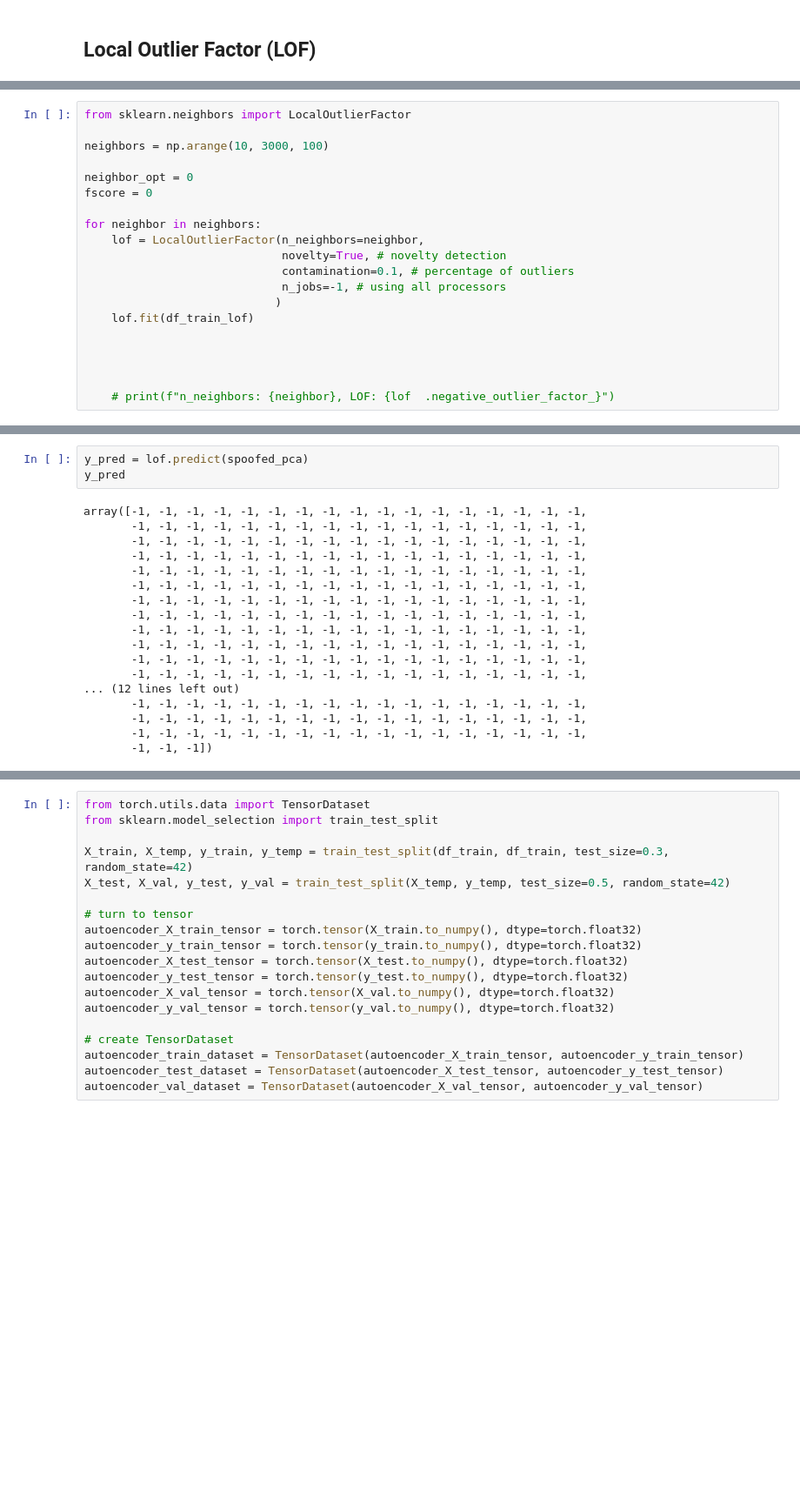
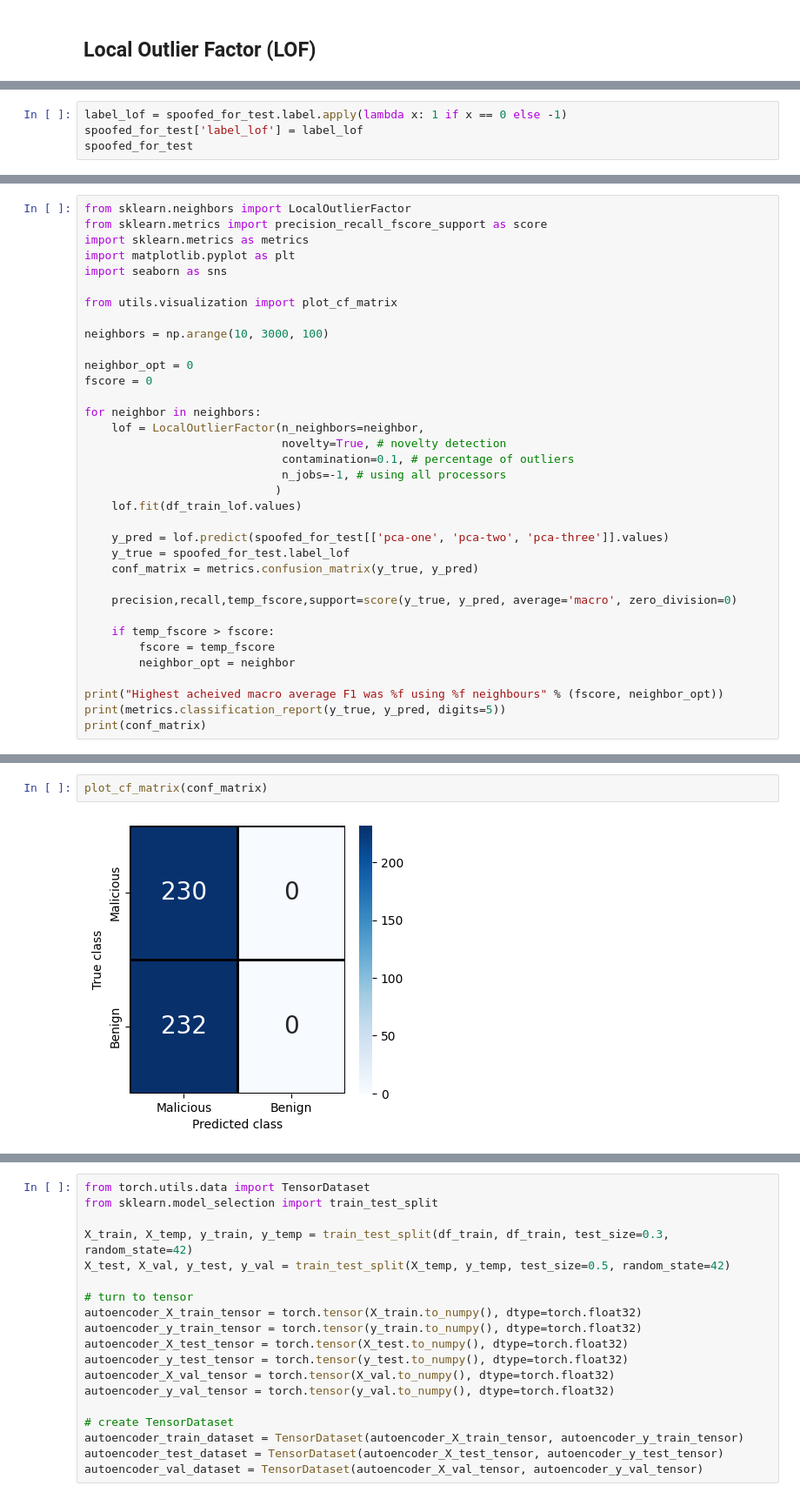
Before and after one commit to gitkeniwo/gps-spoofing-detection, a Jupyter notebook: notebooks/whelan.ipynb, the cells around one changed output, grey strips where cells are left out. Shown: that part at 87% size. Cells and saved outputs as stored; diff of their text form; blank space fills up the shorter version.

```diff
--- a/notebooks/whelan.ipynb
+++ b/notebooks/whelan.ipynb
@@ -249,0 +303,4 @@ df_train_lof = df_train[['pca-one', 'pca-two', 'pca-three']]
+# %%
+label_lof = spoofed_for_test.label.apply(lambda x: 1 if x == 0 else -1)
+spoofed_for_test['label_lof'] = label_lof
+spoofed_for_test
@@ -250,5 +321,11 @@ df_train_lof = df_train[['pca-one', 'pca-two', 'pca-three']]
 # %%
 from sklearn.neighbors import LocalOutlierFactor
+from sklearn.metrics import precision_recall_fscore_support as score
+import sklearn.metrics as metrics
+import matplotlib.pyplot as plt
+import seaborn as sns
+
+from utils.visualization import plot_cf_matrix
 
 neighbors = np.arange(10, 3000, 100)
 
@@ -261,9 +338,18 @@ for neighbor in neighbors:
                              contamination=0.1, # percentage of outliers
                              n_jobs=-1, # using all processors
                             )
-    lof.fit(df_train_lof)
+    lof.fit(df_train_lof.values)
 
+    y_pred = lof.predict(spoofed_for_test[['pca-one', 'pca-two', 'pca-three']].values)
+    y_true = spoofed_for_test.label_lof
+    conf_matrix = metrics.confusion_matrix(y_true, y_pred)
 
+    precision,recall,temp_fscore,support=score(y_true, y_pred, average='macro', zero_division=0)
 
+    if temp_fscore > fscore:
+        fscore = temp_fscore
+        neighbor_opt = neighbor
 
-    # print(f"n_neighbors: {neighbor}, LOF: {lof  .negative_outlier_factor_}")
+print("Highest acheived macro average F1 was %f using %f neighbours" % (fscore, neighbor_opt))
+print(metrics.classification_report(y_true, y_pred, digits=5))
+print(conf_matrix)
@@ -284,22 +376,5 @@ array([1, 1, 1, 1, 1])
-# %%
-y_pred = lof.predict(spoofed_pca)
-y_pred
-# %% [output]
-array([-1, -1, -1, -1, -1, -1, -1, -1, -1, -1, -1, -1, -1, -1, -1, -1, -1,
-       -1, -1, -1, -1, -1, -1, -1, -1, -1, -1, -1, -1, -1, -1, -1, -1, -1,
-       -1, -1, -1, -1, -1, -1, -1, -1, -1, -1, -1, -1, -1, -1, -1, -1, -1,
-       -1, -1, -1, -1, -1, -1, -1, -1, -1, -1, -1, -1, -1, -1, -1, -1, -1,
-       -1, -1, -1, -1, -1, -1, -1, -1, -1, -1, -1, -1, -1, -1, -1, -1, -1,
-       -1, -1, -1, -1, -1, -1, -1, -1, -1, -1, -1, -1, -1, -1, -1, -1, -1,
-       -1, -1, -1, -1, -1, -1, -1, -1, -1, -1, -1, -1, -1, -1, -1, -1, -1,
-       -1, -1, -1, -1, -1, -1, -1, -1, -1, -1, -1, -1, -1, -1, -1, -1, -1,
-       -1, -1, -1, -1, -1, -1, -1, -1, -1, -1, -1, -1, -1, -1, -1, -1, -1,
-       -1, -1, -1, -1, -1, -1, -1, -1, -1, -1, -1, -1, -1, -1, -1, -1, -1,
-       -1, -1, -1, -1, -1, -1, -1, -1, -1, -1, -1, -1, -1, -1, -1, -1, -1,
-       -1, -1, -1, -1, -1, -1, -1, -1, -1, -1, -1, -1, -1, -1, -1, -1, -1,
-... (12 lines left out)
-       -1, -1, -1, -1, -1, -1, -1, -1, -1, -1, -1, -1, -1, -1, -1, -1, -1,
-       -1, -1, -1, -1, -1, -1, -1, -1, -1, -1, -1, -1, -1, -1, -1, -1, -1,
-       -1, -1, -1, -1, -1, -1, -1, -1, -1, -1, -1, -1, -1, -1, -1, -1, -1,
-       -1, -1, -1])
+# %%
+plot_cf_matrix(conf_matrix)
+# %% [output]
+[figure, added]
 # %% [markdown]
```
Also changed, not shown: parts of 16 cells of this notebook, 2 other files.
